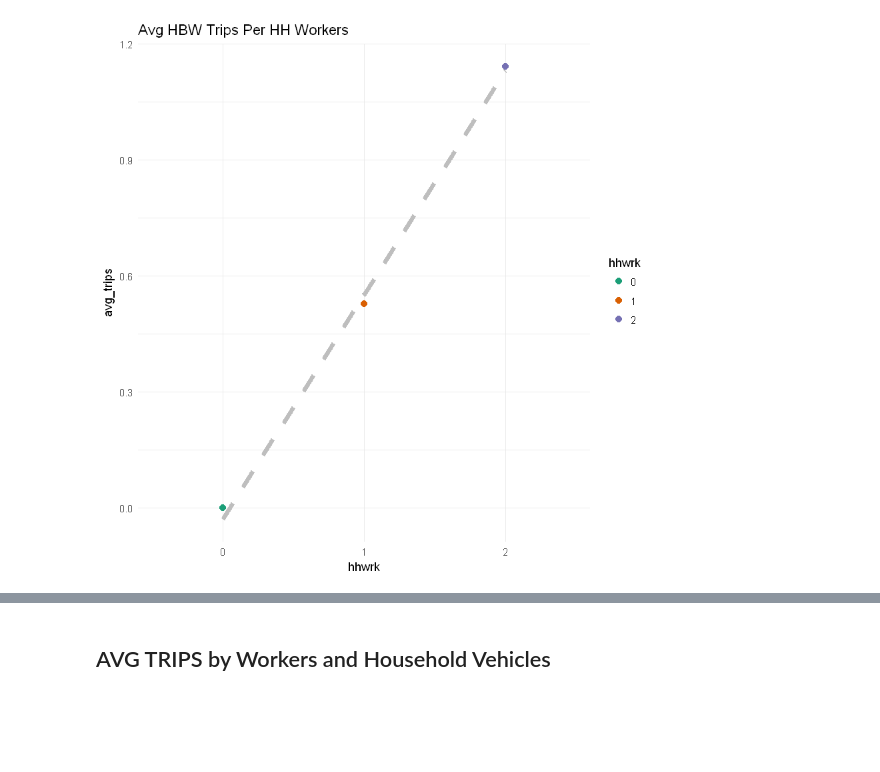
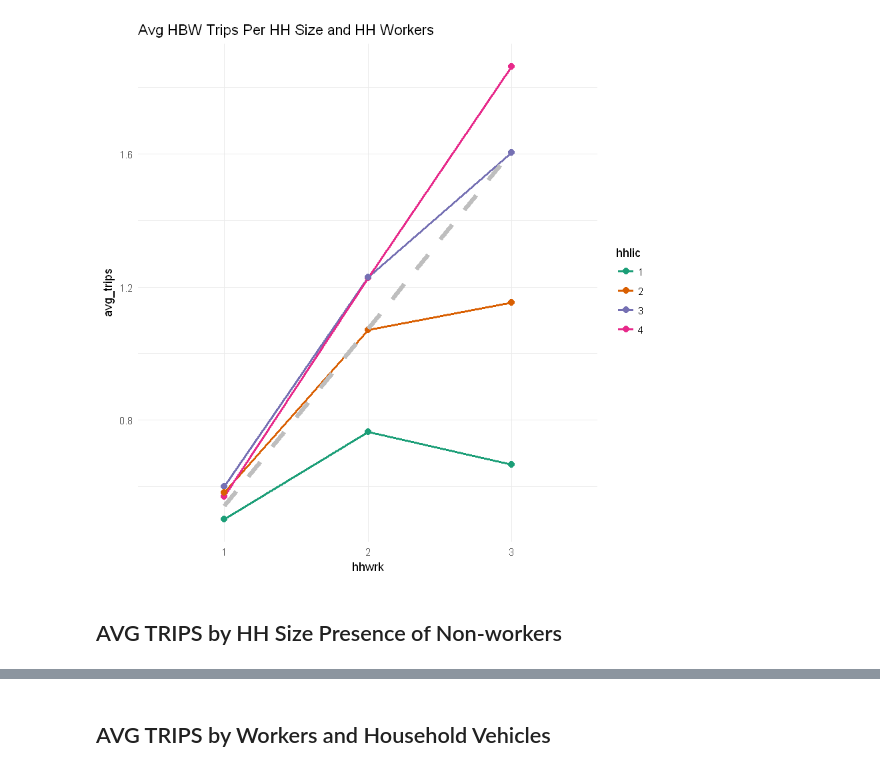
Before and after one commit to saashimi/USP_587, a Jupyter notebook: hw2-finalist-hbw.ipynb, the cells around one changed output, grey strips where cells are left out. Saved outputs shown, nothing was run; the diff lists cells and outputs as text; code cells hidden in the pictures; blank space fills up the shorter version.

```diff
--- a/hw2-finalist-hbw.ipynb
+++ b/hw2-finalist-hbw.ipynb
@@ -9,18 +9,19 @@ df.hbw <- read.csv(paste("C:/Users/kevin/Desktop/",
 # %%
 # HH Size only
-df.pers <- df.hbw %>%
-    select(hhwrk, hbw) %>%
-    mutate(hhwrk = recode(hhwrk, `0`=0, `1`=1, `2`=2, `3`=2, `4`=2, `5`=2)) %>%
-    group_by(hhwrk) %>%
+df.wrklic <- df.hbw %>%
+    select(hhlic, hhwrk, hbw) %>%
+    mutate(hhwrk = recode(hhwrk, `0`=0, `1`=1, `2`=2, `3`=3, `4`=3, `5`=3)) %>%
+    mutate(hhlic = recode(hhlic, `0`=0, `1`=1, `2`=2, `3`=3, `4`=4, `5`=4, `6`=4, `7`=4)) %>%
+    filter(hhwrk > 0 & hhlic > 0) %>%
+    group_by(hhwrk, hhlic) %>%
     mutate(avg_trips = mean(hbw))
 
-summarize(df.pers, avg_trips = mean(hbw))
+summarize(df.wrklic, avg_trips = mean(hbw))
 
-
-df.pers$ResError <- (df.pers$hbw - df.pers$avg_trips)^2
-df.pers$TotError <- (df.pers$hbw - mean(df.pers$hbw))^2
-SSE <- sum(df.pers$ResError)
-SST <- sum(df.pers$TotError)
+df.wrklic$ResError <- (df.wrklic$hbw - df.wrklic$avg_trips)^2
+df.wrklic$TotError <- (df.wrklic$hbw - mean(df.wrklic$hbw))^2
+SSE <- sum(df.wrklic$ResError)
+SST <- sum(df.wrklic$TotError)
 R2 <- 1 - (SSE/SST)
 
 print(paste("SSE =", SSE, sep=" "))
@@ -28,11 +29,11 @@ print(paste("SST =", SST, sep=" "))
 print(paste("R2 =", R2, sep=" "))
 print(paste("Adj R2 =", adj.R2, sep=" "))
 
-k <- 3
-n <- nrow(df.pers)
+k <- 8
+n <- nrow(df.wrklic)
 print(paste("n =", n, sep=" "))
 adj.R2 <- R2 - ((1 - R2)*(k - 1) / (n - k - 1))
 
-pers.fit <- lm(hbw ~ factor(hhwrk), data=df.pers)
+pers.fit <- lm(hbw ~ factor(hhwrk) * factor(hhlic), data=df.wrklic)
 summary(pers.fit)
 # %% [output]
@@ -66,14 +75,19 @@ F-statistic:  1059 on 2 and 6446 DF,  p-value: < 2.2e-16
 # %%
 # Graph Avg Trips by # Workers
-df.pers$hhwrk <- as.factor(df.pers$hhwrk)
+df.wrklic$hhwrk <- as.factor(df.wrklic$hhwrk)
+df.wrklic$hhlic <- as.factor(df.wrklic$hhlic)
 
-df.pers %>%
-    ggplot(aes(x=hhwrk, y=avg_trips, color=hhwrk)) +
+
+df.wrklic %>%
+    ggplot(aes(x=hhwrk, y=avg_trips, color=hhlic)) +
     theme_minimal() +
+    geom_line(aes(x=hhwrk, y=avg_trips, color=hhlic, group=hhlic), size=1) +
     geom_point(size=2.5) +
     stat_smooth(method=lm, se=FALSE, linetype="dashed", aes(group=1),
                 size=2, color="gray") +
-    labs(title= "Avg HBW Trips Per HH Workers") +
+    labs(title= "Avg HBW Trips Per HH Size and HH Workers") +
     scale_color_brewer(palette="Dark2")
 # %% [output]
-[figure, old version]
+[figure, new version]
+# %% [markdown]
+##  AVG TRIPS by HH Size Presence of Non-workers
```
Also changed, not shown: parts of 15 cells of this notebook, 3 other files.
